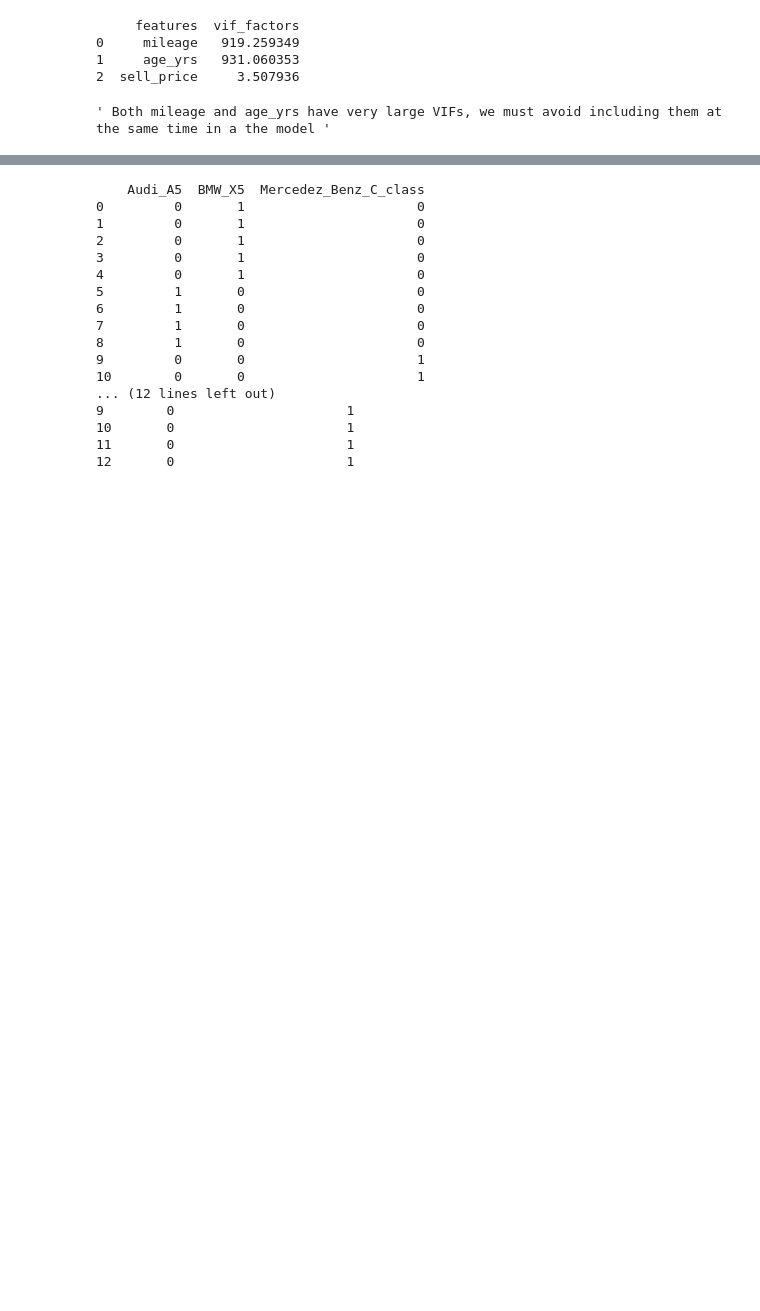
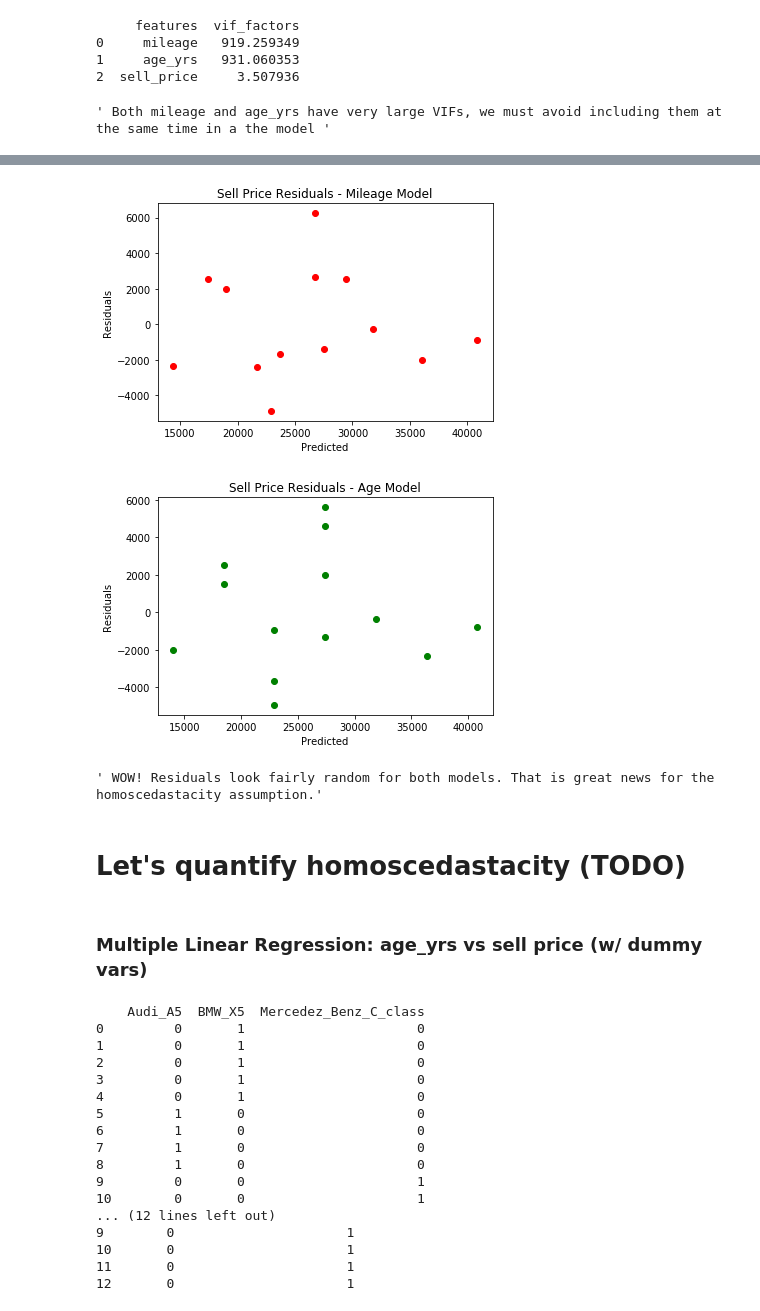
Before and after one commit to tarajano/linear_regression_model_car_prices, a Jupyter notebook: linear_regression_model_car_prices.ipynb, the cells around one changed output, grey strips where cells are left out. Saved outputs shown, nothing was run; the diff lists cells and outputs as text; code cells hidden in the pictures; blank space fills up the shorter version.

```diff
--- a/linear_regression_model_car_prices.ipynb
+++ b/linear_regression_model_car_prices.ipynb
@@ -165,0 +226,16 @@ print(vif_res_dtf)
+# %%
+""" sell_price vs mileage """
+mil_lrm = LinearRegression()
+mil_lrm.fit(dtf[['mileage']].values, dtf.sell_price)
+r2 = mil_lrm.score(dtf[['mileage']].values, dtf.sell_price)
+sell_price_mil_pred_err = dtf.sell_price.values - mil_lrm.predict(dtf[['mileage']].values)
+print('sell_price vs mileage R^2', r2)
+
+""" sell_price vs age """
+age_lrm = LinearRegression()
+age_lrm.fit(dtf[['age_yrs']].values, dtf.sell_price)
+r2 = age_lrm.score(dtf[['age_yrs']].values, dtf.sell_price)
+sell_price_age_pred_err = dtf.sell_price.values - age_lrm.predict(dtf[['age_yrs']].values)
+print('sell_price vs age R^2', r2)
+
+''' Not bad Rˆ2 results for such a few data points! '''
@@ -166,3 +252,31 @@ print(vif_res_dtf)
+# %%
+''' Sell Price Residuals - Mileage Model '''
+plt.scatter(mil_lrm.predict(dtf[['mileage']].values),
+            sell_price_mil_pred_err,
+            color='r')
+plt.title('Sell Price Residuals - Mileage Model')
+plt.xlabel('Predicted')
+plt.ylabel('Residuals')
+plt.show()
+
+''' Sell Price Residuals - Age Model '''
+plt.scatter(age_lrm.predict(dtf[['age_yrs']].values),
+            sell_price_age_pred_err,
+            color='g')
+plt.title('Sell Price Residuals - Age Model')
+plt.xlabel('Predicted')
+plt.ylabel('Residuals')
+plt.show()
+
+''' WOW! Residuals look fairly random for both models. That is great news for the homoscedastacity assumption.'''
+# %% [output]
+[figure, added]
+[figure, added]
+' WOW! Residuals look fairly random for both models. That is great news for the homoscedastacity assumption.'
+# %% [markdown]
+# Let's quantify homoscedastacity (TODO)
+# %% [markdown]
+### Multiple Linear Regression: age_yrs vs sell price (w/ dummy vars)
 # %%
 """ Creates dummy variables"""
 dummies_dtf = pd.get_dummies(dtf.car_model)
```
Also changed, not shown: parts of 15 cells of this notebook.
